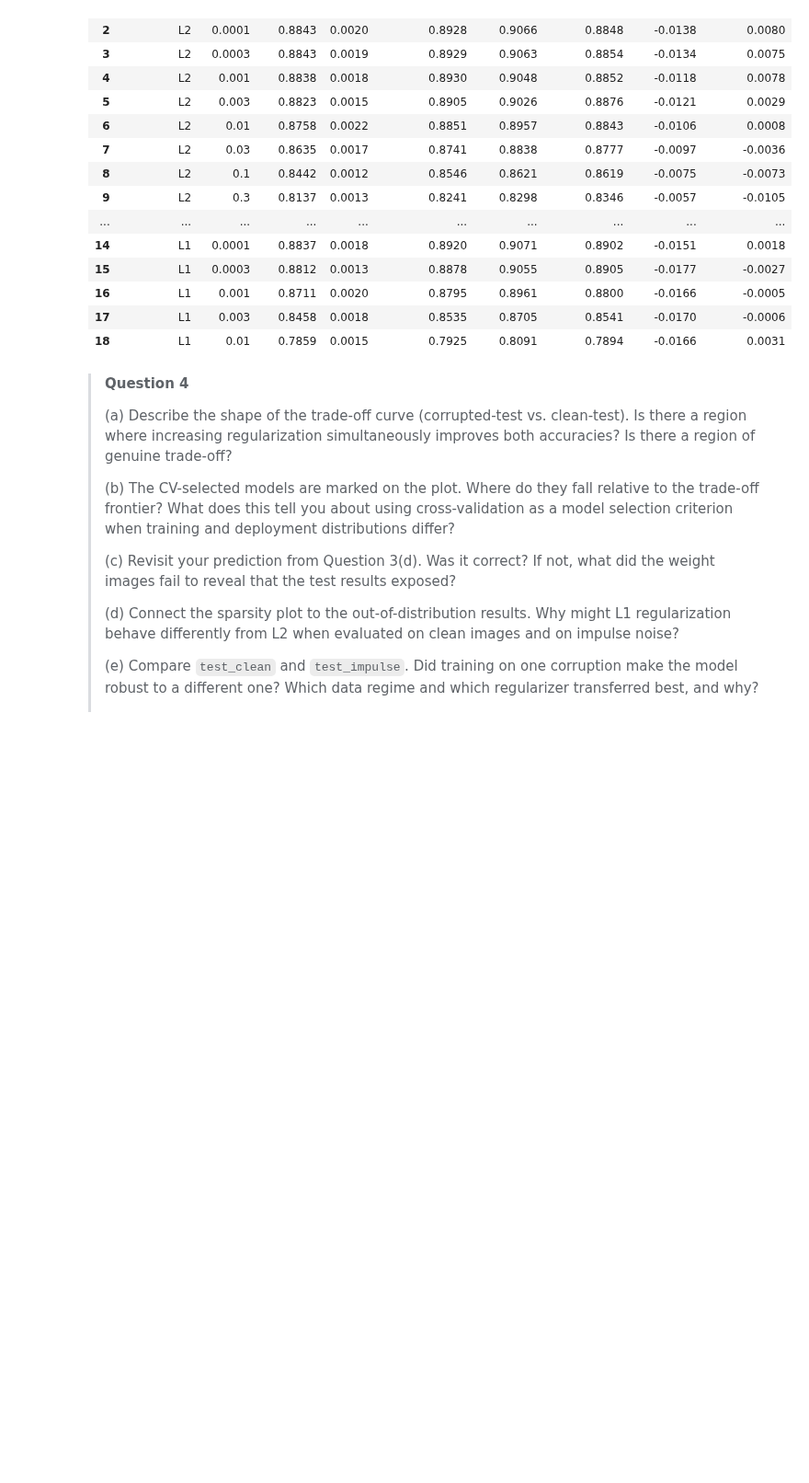
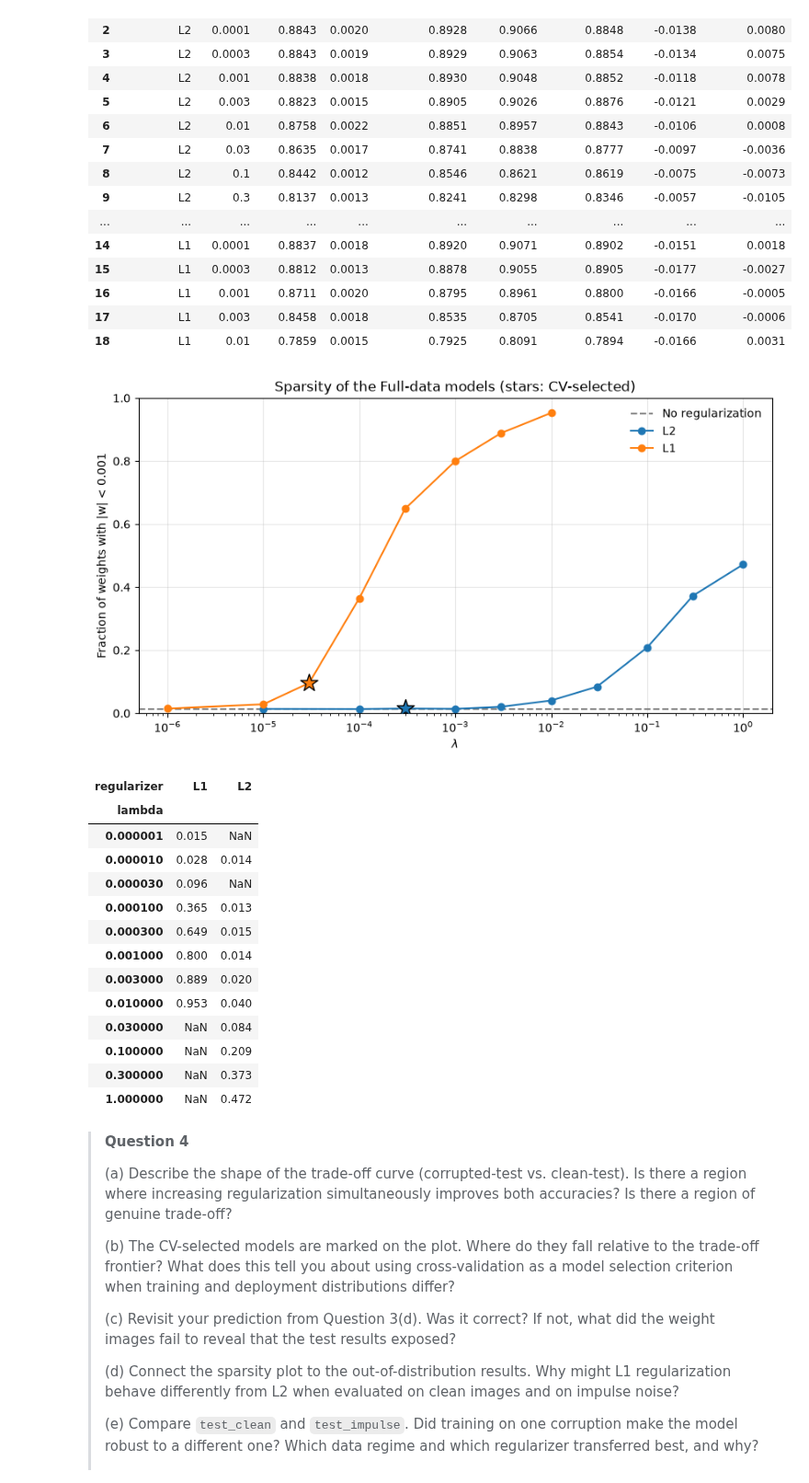
Before and after one commit to MarianaDourado/MO444-ML, a Jupyter notebook: Tarefa2/mc886_2s2026_assignment_2.ipynb, the cells around one changed output. Shown at 92% size. Drawn from its saved outputs; the diff is of its cells as text; code cells hidden in the pictures; blank space fills up the shorter version.

Commit message:
feat(task2): part 4 - item 3 - sparsity vs lambda
next step: part 4-item 4

```diff
--- a/Tarefa2/mc886_2s2026_assignment_2.ipynb
+++ b/Tarefa2/mc886_2s2026_assignment_2.ipynb
@@ -1236,6 +1236,55 @@ display(grid_results.astype({"lambda": str}).round(4))
 | 16 | L1 | 0.001 | 0.8711 | 0.0020 | 0.8795 | 0.8961 | 0.8800 | -0.0166 | -0.0005 |
 | 17 | L1 | 0.003 | 0.8458 | 0.0018 | 0.8535 | 0.8705 | 0.8541 | -0.0170 | -0.0006 |
 | 18 | L1 | 0.01 | 0.7859 | 0.0015 | 0.7925 | 0.8091 | 0.7894 | -0.0166 | 0.0031 |
+# %%
+# 3. Sparsity of the Full-data models against lambda: the fraction of weights with
+# |w| < SPARSITY_THRESHOLD. The L1 proximal step of train can set weights exactly to
+# zero, while L2 only shrinks them towards zero, so the two curves can differ a lot
+
+sparsity_results = pd.DataFrame([
+    {"regularizer": regularizer, "lambda": lam, "sparsity": sparsity(get_weights(fitted))}
+    for (regularizer, lam), fitted in full_grid_models.items()
+])
+baseline_sparsity = sparsity(get_weights(final_models[("Full", "None")]))
+
+fig, ax = plt.subplots(figsize=(10, 5))
+ax.axhline(baseline_sparsity, color=reg_colors["None"], linestyle="--", label="No regularization")
+
+for regularizer in LAMBDA_GRID:
+    curve = sparsity_results.query("regularizer == @regularizer")
+    color = reg_colors[regularizer]
+    ax.plot(curve["lambda"], curve["sparsity"], marker="o", color=color, label=regularizer)
+
+    lam = selected.query("regime == 'Full' and regularizer == @regularizer")["lambda"].item()
+    ax.scatter(lam, curve.loc[curve["lambda"] == lam, "sparsity"].item(), marker="*", s=250,
+               color=color, edgecolor="black", zorder=5)
+
+ax.set_xscale("log")
+ax.set_ylim(0, 1)
+ax.set_xlabel(r"$\lambda$")
+ax.set_ylabel(f"Fraction of weights with |w| < {SPARSITY_THRESHOLD:g}")
+ax.set_title("Sparsity of the Full-data models (stars: CV-selected)")
+ax.grid(alpha=0.3)
+ax.legend(frameon=False)
+plt.show()
+
+display(sparsity_results.pivot(index="lambda", columns="regularizer", values="sparsity").round(3))
+# %% [output]
+[figure, added]
+| regularizer | L1 | L2 |
+| lambda |  |  |
+| 0.000001 | 0.015 | NaN |
+| 0.000010 | 0.028 | 0.014 |
+| 0.000030 | 0.096 | NaN |
+| 0.000100 | 0.365 | 0.013 |
+| 0.000300 | 0.649 | 0.015 |
+| 0.001000 | 0.800 | 0.014 |
+| 0.003000 | 0.889 | 0.020 |
+| 0.010000 | 0.953 | 0.040 |
+| 0.030000 | NaN | 0.084 |
+| 0.100000 | NaN | 0.209 |
+| 0.300000 | NaN | 0.373 |
+| 1.000000 | NaN | 0.472 |
 # %% [markdown]
 > **Question 4**
 >
```
